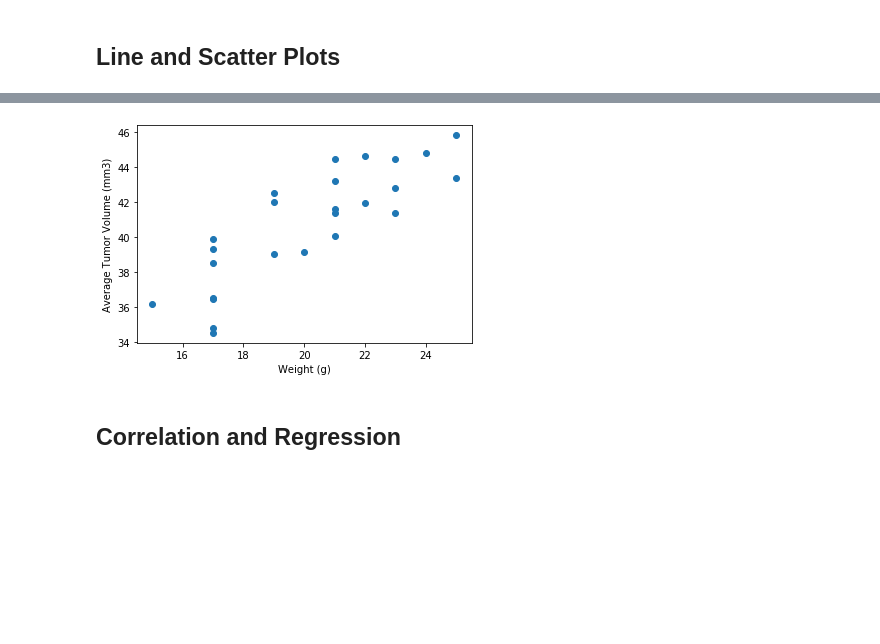
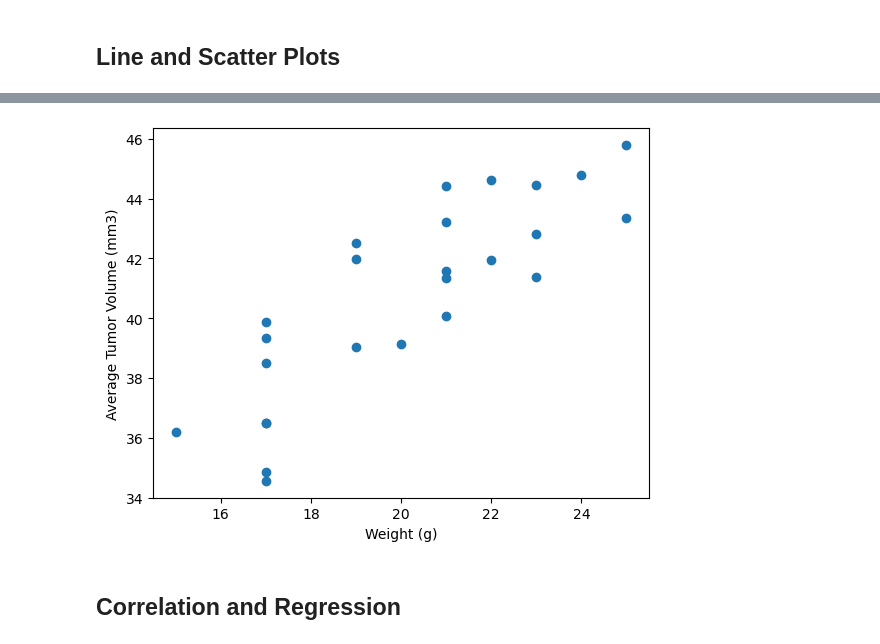
Before and after one commit to kelseyabbey/matplotlib-challenge, a Jupyter notebook: module_5_starter_code/Pymaceuticals/pymaceuticals.ipynb, the cells around one changed output, grey strips where cells are left out. Drawn from its saved outputs; the diff is of its cells as text; code cells hidden in the pictures; blank space fills up the shorter version.

```diff
--- a/module_5_starter_code/Pymaceuticals/pymaceuticals.ipynb
+++ b/module_5_starter_code/Pymaceuticals/pymaceuticals.ipynb
@@ -40,4 +50,6 @@ study_results = pd.read_csv(study_results_path)
 array(['g989'], dtype=object)
 # %%
 # Optional: Get all the data for the duplicate mouse ID.
+dupl_mice_data = combined_df.set_index("Mouse ID")
+dupl_mice_data.loc["g989"]
 # %% [output]
@@ -58,3 +71,5 @@ array(['g989'], dtype=object)
 # %%
 # Create a clean DataFrame by dropping the duplicate mouse by its ID.
+combined_clean = dupl_mice_data.drop(["g989"])
+combined_clean
 # %% [output]
@@ -67,5 +90,9 @@ array(['g989'], dtype=object)
 # %%
 # Checking the number of mice in the clean DataFrame.
+combined_clean_reset = combined_clean.reset_index()
+
+num_mice2 = len(combined_clean_reset["Mouse ID"].unique())
+num_mice2
 # %% [output]
 248
 # %% [markdown]
@@ -171,0 +250,17 @@ Ceftamin's potential outliers: Series([], Name: Tumor Volume (mm3), dtype: float
+# %%
+# Generate a line plot of tumor volume vs. time point for a mouse treated with Capomulin
+capomulin_df = combined_clean_reset.loc[combined_clean_reset["Drug Regimen"] == "Capomulin",:]
+mouse_l509 = capomulin_df.loc[capomulin_df["Mouse ID"] == "l509",:]
+
+#y and x axis
+x_axis = mouse_l509["Timepoint"]
+y_axis = mouse_l509["Tumor Volume (mm3)"]
+
+#labels and title
+plt.title("Capomulin treatment of mouse l509")
+plt.xlabel("Timepoint (days)")
+plt.ylabel("Tumor Volume (mm3)")
+plt.plot(x_axis, y_axis, linewidth = 1)
+
+plt.savefig("linechart")
+plt.show()
@@ -172,6 +269,14 @@ Ceftamin's potential outliers: Series([], Name: Tumor Volume (mm3), dtype: float
 # %%
 # Generate a scatter plot of average tumor volume vs. mouse weight for the Capomulin regimen
+capomulin_avg = capomulin_df.groupby(["Mouse ID"]).mean()
+x_axis = capomulin_avg["Weight (g)"]
+y_axis = capomulin_avg["Tumor Volume (mm3)"]
+plt.scatter(x_axis, y_axis)
+plt.xlabel("Weight (g)")
+plt.ylabel("Average Tumor Volume (mm3)")
+
+plt.show()
 # %% [output]
-[figure, old version]
+[figure, new version]
 # %% [markdown]
 ## Correlation and Regression
```
Also changed, not shown: parts of 21 cells of this notebook, 3 other files.
